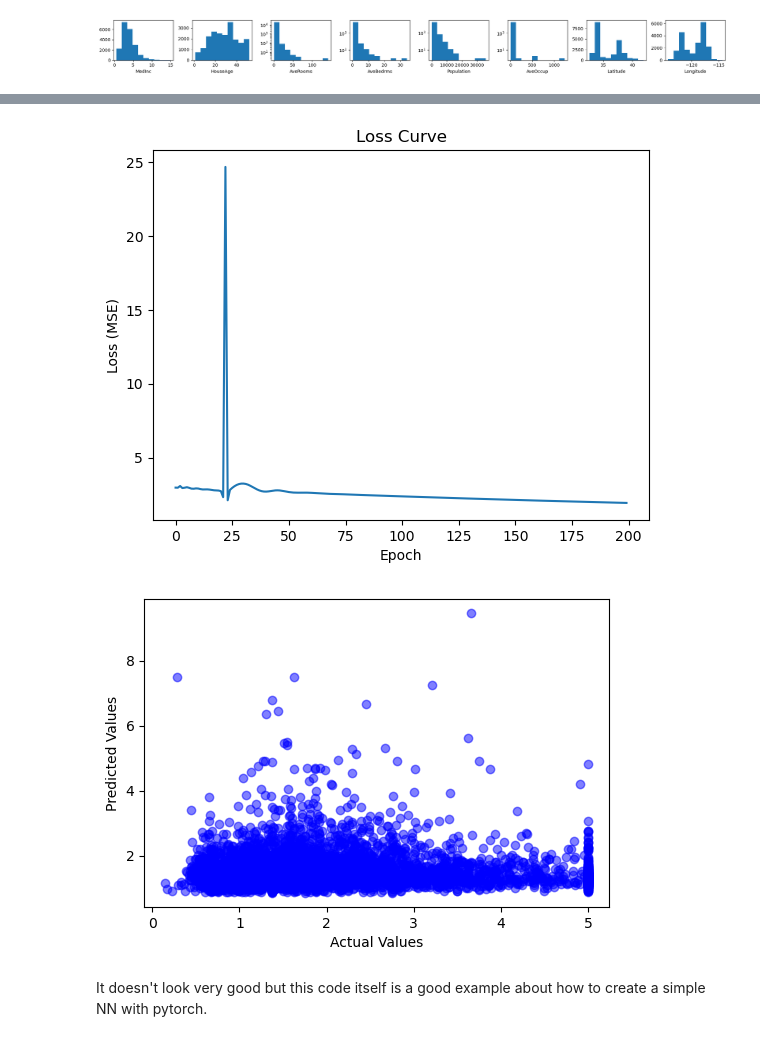
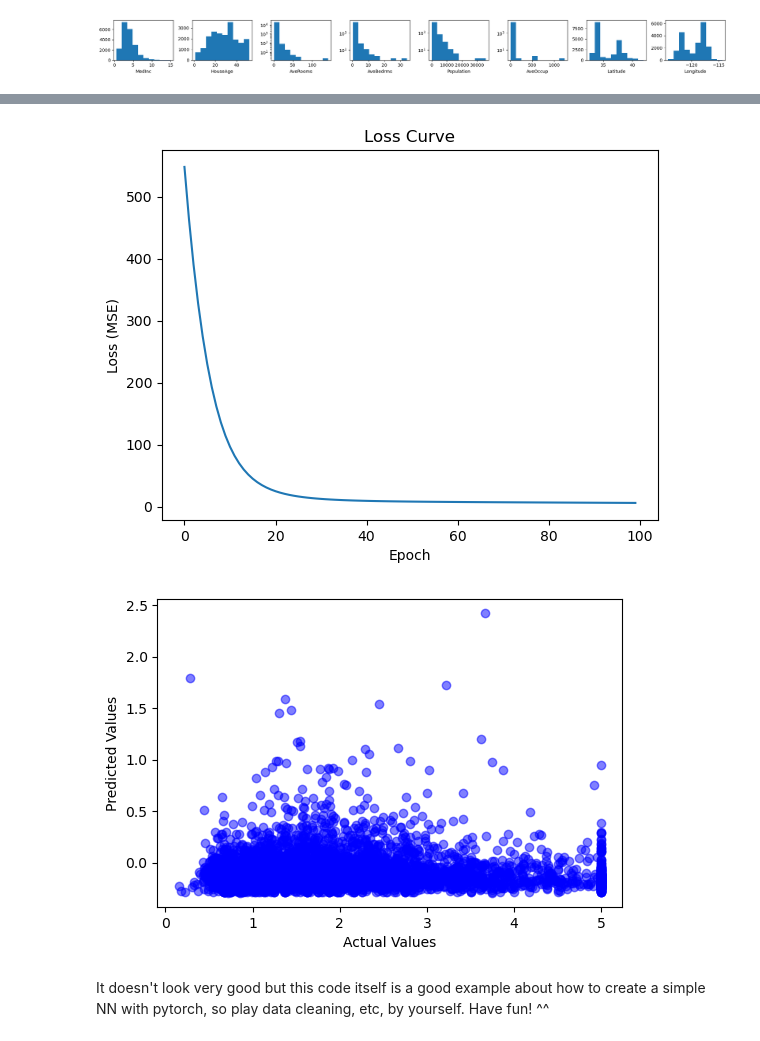
Before and after one commit to mkim-datascience/ml_tutorial, a Jupyter notebook: pytorch_example_nn.ipynb, the cells around one changed output, grey strips where cells are left out. Saved outputs shown, nothing was run; the diff lists cells and outputs as text; code cells hidden in the pictures.

```diff
--- a/pytorch_example_nn.ipynb
+++ b/pytorch_example_nn.ipynb
@@ -87,14 +87,14 @@ class SimpleNN(nn.Module):
     - Hidden layer: <numHiddleNodes2> nodes
     - Output layer: 1 node (target)
     '''
-    def __init__(self, numHiddleNodes):
+    def __init__(self, numNodes):
         '''
         Define the number of layers and the number of nodes in each layer
         '''
         super().__init__() # Inherit from nn.Module
-        self.layer1 = nn.Linear(3, numHiddleNodes[0]) # Input layer -> hidden layer
-        self.layer2 = nn.Linear(numHiddleNodes[0], numHiddleNodes[1]) # Hidden layer -> hidden layer
-        self.layer3 = nn.Linear(numHiddleNodes[1], 1) # Hidden layer -> output layer
+        self.layer1 = nn.Linear(numNodes[0], numNodes[1]) # Input layer -> hidden layer
+        self.layer2 = nn.Linear(numNodes[1], numNodes[2]) # Hidden layer -> hidden layer
+        self.layer3 = nn.Linear(numNodes[2], 1) # Hidden layer -> output layer
 
         # Define the activation function
         self.relu = nn.ReLU()
@@ -112,8 +112,14 @@ class SimpleNN(nn.Module):
         x = self.layer3(x) # linear transformation
         return x
 
+# create a tensor of the selectedinput features
+X = torch.tensor(df[['MedInc','AveBedrms','Population','AveRooms','HouseAge']].values, dtype=torch.float32)
+
+# create a tensor of the target values
+y = torch.tensor(df['MedHouseVal'].values, dtype=torch.float32)
+
 # Initialize the instance of the model
-model = SimpleNN([5, 3])
+model = SimpleNN([X.shape[1], 5, 3])
 # %%
 # Choose the optimizer and learning rate
 # Optimizer algorithm determins how to update the weights and biases at each backpropagation.
@@ -134,20 +140,13 @@ optimizer = optim.Adam(model.parameters(), lr=0.005)
 # The loss function is the difference between the predicted output and the true label.
 loss = nn.MSELoss()
 # %%
-# Training the model
-
-# create a tensor of the selectedinput features
-X = torch.tensor(df[['MedInc','AveBedrms','Population']].values, dtype=torch.float32)
-
-# create a tensor of the target values
-y = torch.tensor(df['MedHouseVal'].values, dtype=torch.float32)
-
 # Train and test split
 X_train, X_test, y_train, y_test = train_test_split(X, y, test_size=0.2, random_state=42)
 
 MSE_list = [] # Store the loss values for each epoch to plot the loss curve
-num_epochs = 200 # One epoch is one forward and backward propagation of the entire dataset, after [dataset_size]/[batch_size] iterations.
+num_epochs = 100 # One epoch is one forward and backward propagation of the entire dataset, after [dataset_size]/[batch_size] iterations.
 
+# Training the model
 for epoch in range(num_epochs):
     predictions = model(X_train) # Forward propagation
     MSE = loss(predictions,y_train ) # Calculate the loss
@@ -196,16 +185,14 @@ Epoch 200/200, Loss: 1.9333
-[figure, old version]
+[figure, new version]
 # %%
 plt.figure(figsize=(6, 4))
 plt.scatter(y_test, predictions, label='Predictions', alpha=0.5, color='blue')
-#plt.xlim(2.6, 2.6)
-#plt.ylim(2.6, 2.6)
 plt.xlabel('Actual Values')
 plt.ylabel('Predicted Values')
 plt.show()
 # %% [output]
-[figure, old version]
+[figure, new version]
 # %% [markdown]
-It doesn't look very good but this code itself is a good example about how to create a simple NN with pytorch.
+It doesn't look very good but this code itself is a good example about how to create a simple NN with pytorch, so play data cleaning, etc, by yourself. Have fun! ^^
 # %%
 # Save the model
 # The model is saved as a .pth file, which is a binary file that contains the model's parameters.
```
Also changed, not shown: parts of 2 cells of this notebook.
